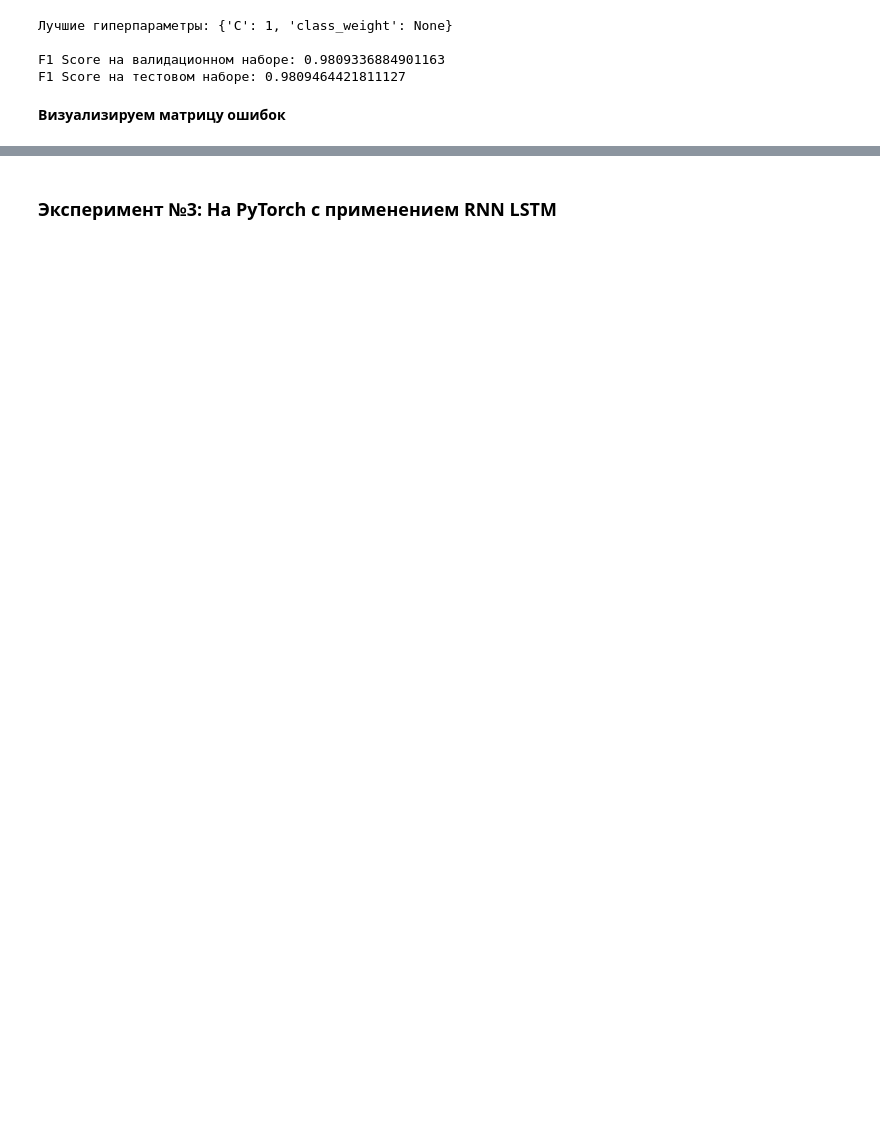
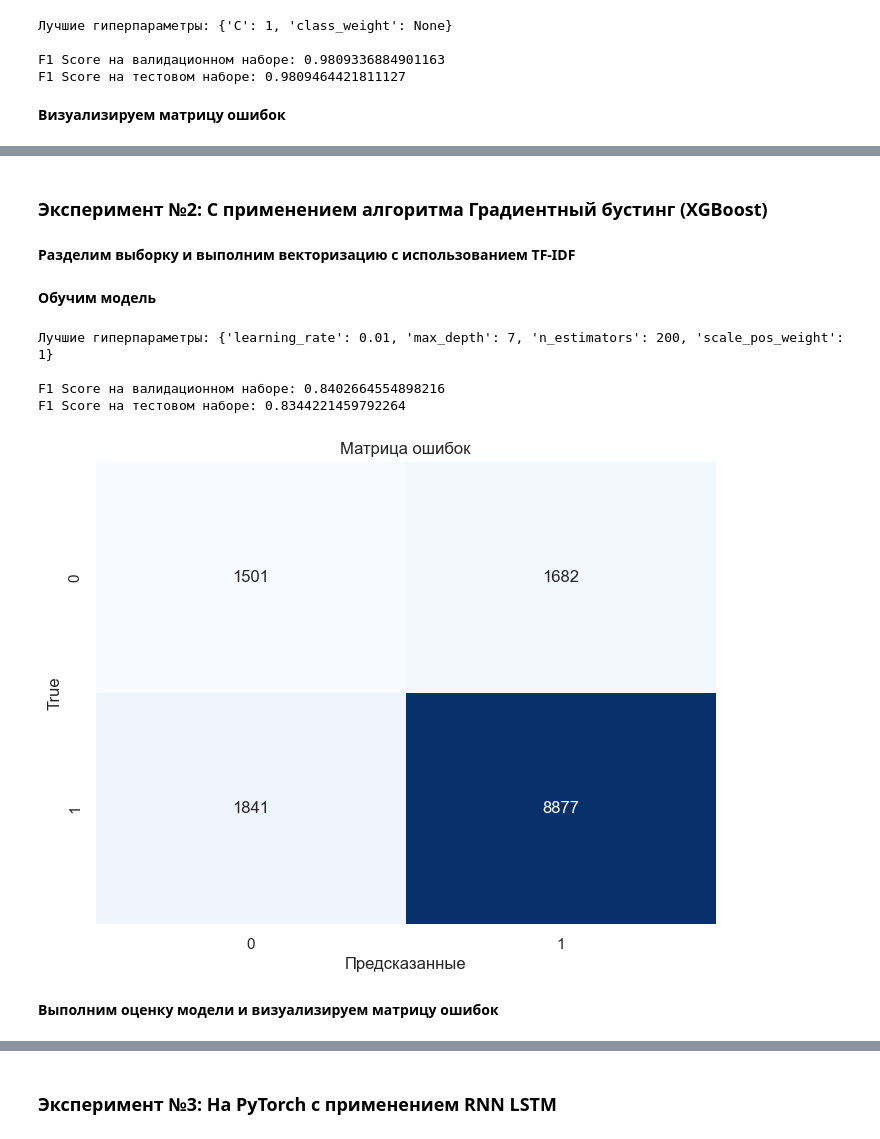
Before and after one commit to nikfilonenko/EDA_binary-text-classifier, a Jupyter notebook: src/notebooks/analysis_of_reviews_of_banks.ipynb, the cells around one changed output, grey strips where cells are left out. Drawn from its saved outputs; the diff is of its cells as text; code cells hidden in the pictures; blank space fills up the shorter version.

```diff
--- a/src/notebooks/analysis_of_reviews_of_banks.ipynb
+++ b/src/notebooks/analysis_of_reviews_of_banks.ipynb
@@ -867,0 +855,47 @@ plt.show()
+# %% [markdown]
+### Эксперимент №2: С применением алгоритма Градиентный бустинг (XGBoost)
+# %% [markdown]
+**Разделим выборку и выполним векторизацию с использованием TF-IDF**
+# %%
+from xgboost import XGBClassifier
+from sklearn.model_selection import GridSearchCV
+
+X_train, X_temp, y_train, y_temp = train_test_split(data_exp['review_lemmatize'], data_exp['info_rating'], test_size=0.3, random_state=42)
+X_valid, X_test, y_valid, y_test = train_test_split(X_temp, y_temp, test_size=0.5, random_state=42)
+
+vectorizer = TfidfVectorizer(max_features=5000)
+X_train_tfidf = vectorizer.fit_transform(X_train)
+X_valid_tfidf = vectorizer.transform(X_valid)
+X_test_tfidf = vectorizer.transform(X_test)
+# %% [markdown]
+**Обучим модель**
+# %%
+param_grid = {
+    'learning_rate': [0.001, 0.01, 0.1],
+    'max_depth': [3, 5, 7],
+    'n_estimators': [50, 100, 200],
+    'scale_pos_weight': [((y_train == 0).sum() / (y_train == 1).sum()), 1]
+}
+
+
+xgb_model = XGBClassifier(device='cuda')
+
+
+grid_search = GridSearchCV(xgb_model, param_grid, scoring='f1', cv=5)
+
+
+grid_search.fit(X_train_tfidf, y_train)
+
+
+best_params = grid_search.best_params_
+
+
+best_model = grid_search.best_estimator_
+# %% [output]
+Лучшие гиперпараметры: {'learning_rate': 0.01, 'max_depth': 7, 'n_estimators': 200, 'scale_pos_weight': 1}
+
+F1 Score на валидационном наборе: 0.8402664554898216
+F1 Score на тестовом наборе: 0.8344221459792264
+[figure, added]
+# %% [markdown]
+**Выполним оценку модели и визуализируем матрицу ошибок**
```
Also changed, not shown: parts of 25 cells of this notebook.
